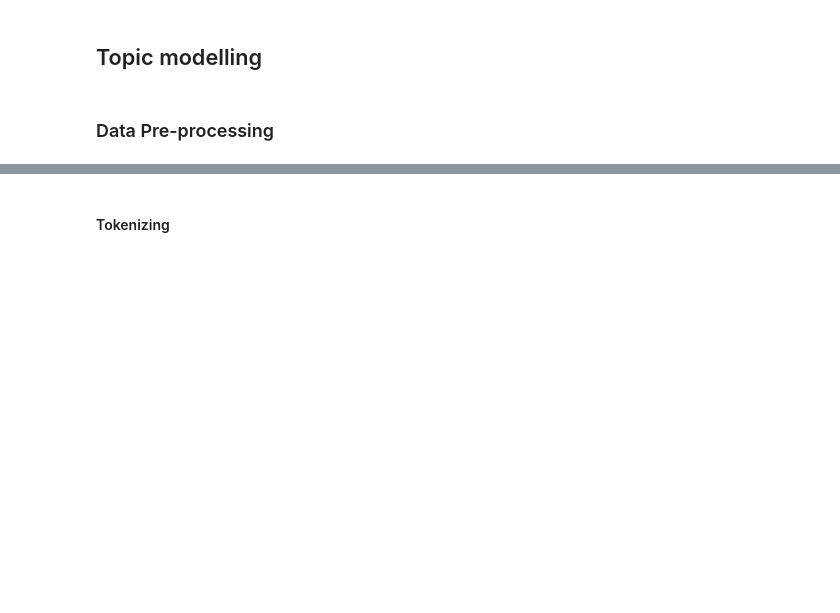
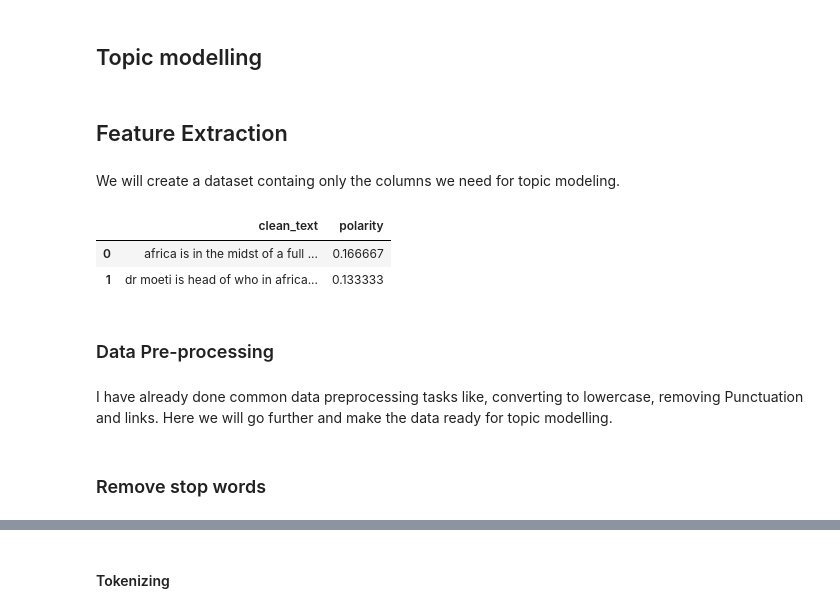
Before and after one commit to eandualem/Twitter-Data-Analysis, a Jupyter notebook: notebooks/topic_modelling_and_sentiment_analysis.ipynb, the cells around one changed output, grey strips where cells are left out. Drawn from its saved outputs; the diff is of its cells as text; code cells hidden in the pictures; blank space fills up the shorter version.

```diff
--- a/notebooks/topic_modelling_and_sentiment_analysis.ipynb
+++ b/notebooks/topic_modelling_and_sentiment_analysis.ipynb
@@ -52,4 +51,22 @@ memory usage: 918.7+ KB
 # %% [markdown]
 ## Topic modelling
+# %% [markdown]
+## Feature Extraction
+# %% [markdown]
+We will create a dataset containg only the columns we need for topic modeling.
+# %%
+df = pd.DataFrame(columns=['clean_text', 'polarity'])
+
+df['clean_text'] = tweets['original_text'].astype(str)
+df['polarity'] = tweets['polarity']
+df[:2]
+# %% [output]
+|  | clean_text | polarity |
+| 0 | africa is in the midst of a full ... | 0.166667 |
+| 1 | dr moeti is head of who in africa... | 0.133333 |
 # %% [markdown]
 ### Data Pre-processing
+# %% [markdown]
+I have already done common data preprocessing tasks like, converting to lowercase, removing Punctuation and links. Here we will go further and make the data ready for topic modelling.
+# %% [markdown]
+### Remove stop words
```
Also changed, not shown: parts of 7 cells of this notebook, 2 other files.
